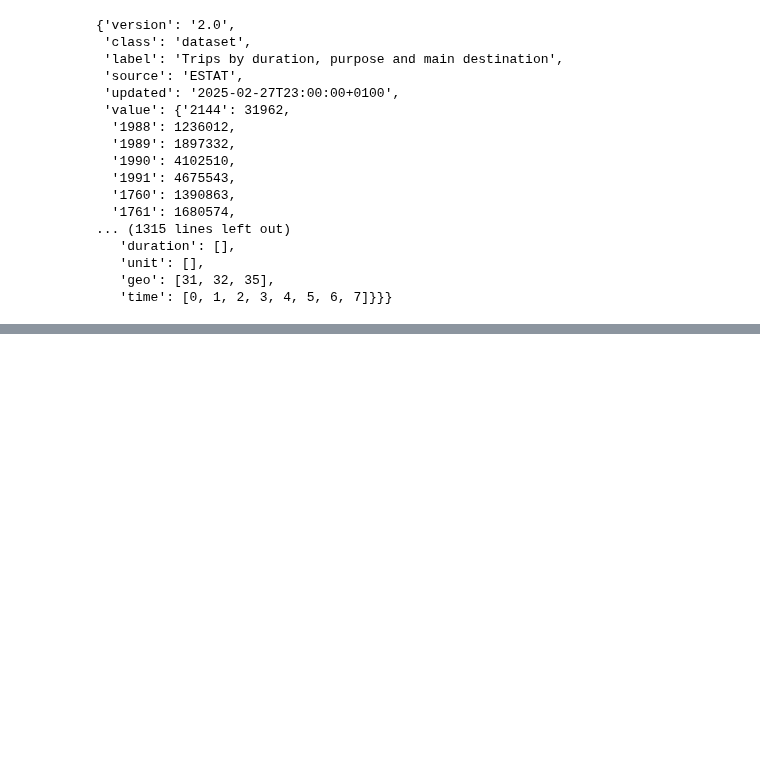
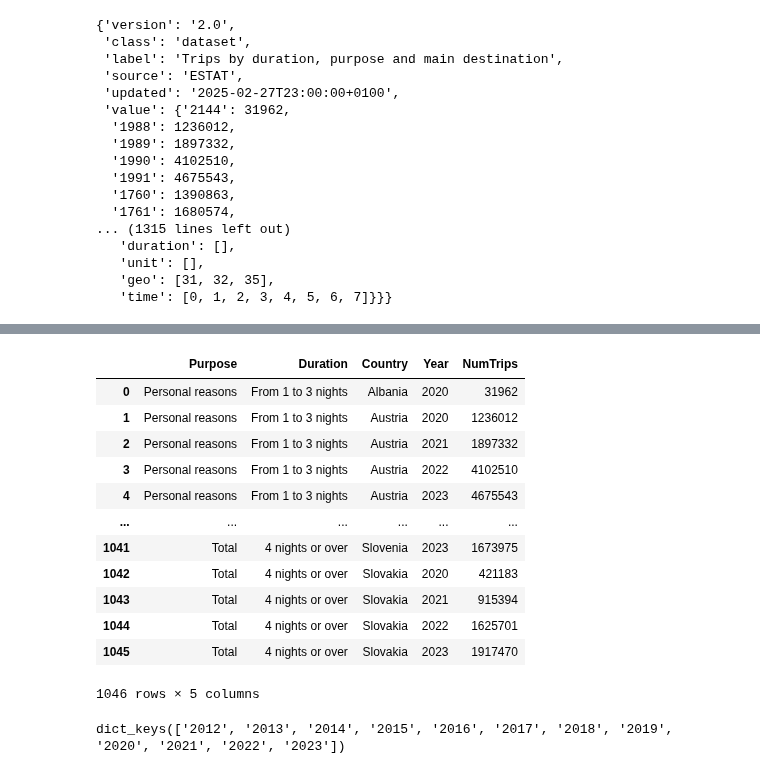
Before and after one commit to swbehan/RoadQualityWork, a Jupyter notebook: datasets/preprocessed-datasets/trips_duration.ipynb, the cells around one changed output, grey strips where cells are left out. Saved outputs shown, nothing was run; the diff lists cells and outputs as text; code cells hidden in the pictures; blank space fills up the shorter version.

```diff
--- a/datasets/preprocessed-datasets/trips_duration.ipynb
+++ b/datasets/preprocessed-datasets/trips_duration.ipynb
@@ -35,3 +92,36 @@ data
+# %%
+new_trips_dict = {"Purpose": [], "Duration": [], "Country": [], "Year": [], "NumTrips": []}
+
+for key in data["value"].keys():
+    key_info = decode_tourism_index(int(key))
+
+    new_trips_dict["Purpose"].append(key_info["purpose"]["label"])
+    new_trips_dict["Duration"].append(key_info["duration"]["label"])
+    new_trips_dict["Country"].append(key_info["geo"]["label"])
+    new_trips_dict["Year"].append(key_info["time"]["label"])
+    new_trips_dict["NumTrips"].append(data["value"][key])
+
+new_trips_df = pd.DataFrame(new_trips_dict)
+new_trips_df
+# %% [output]
+|  | Purpose | Duration | Country | Year | NumTrips |
+| 0 | Personal reasons | From 1 to 3 nights | Albania | 2020 | 31962 |
+| 1 | Personal reasons | From 1 to 3 nights | Austria | 2020 | 1236012 |
+| 2 | Personal reasons | From 1 to 3 nights | Austria | 2021 | 1897332 |
+| 3 | Personal reasons | From 1 to 3 nights | Austria | 2022 | 4102510 |
+| 4 | Personal reasons | From 1 to 3 nights | Austria | 2023 | 4675543 |
+| ... | ... | ... | ... | ... | ... |
+| 1041 | Total | 4 nights or over | Slovenia | 2023 | 1673975 |
+| 1042 | Total | 4 nights or over | Slovakia | 2020 | 421183 |
+| 1043 | Total | 4 nights or over | Slovakia | 2021 | 915394 |
+| 1044 | Total | 4 nights or over | Slovakia | 2022 | 1625701 |
+| 1045 | Total | 4 nights or over | Slovakia | 2023 | 1917470 |
+1046 rows × 5 columns
+# %%
+trip_dict = get_trip_data()
+trip_dict['dimension']['time']['category']['label'].keys()
+# %% [output]
+dict_keys(['2012', '2013', '2014', '2015', '2016', '2017', '2018', '2019', '2020', '2021', '2022', '2023'])
 # %%
 # improve modularity of function below
 def transform_index(index, sizes):
```
Also changed, not shown: parts of 7 cells of this notebook, 1 other file.
